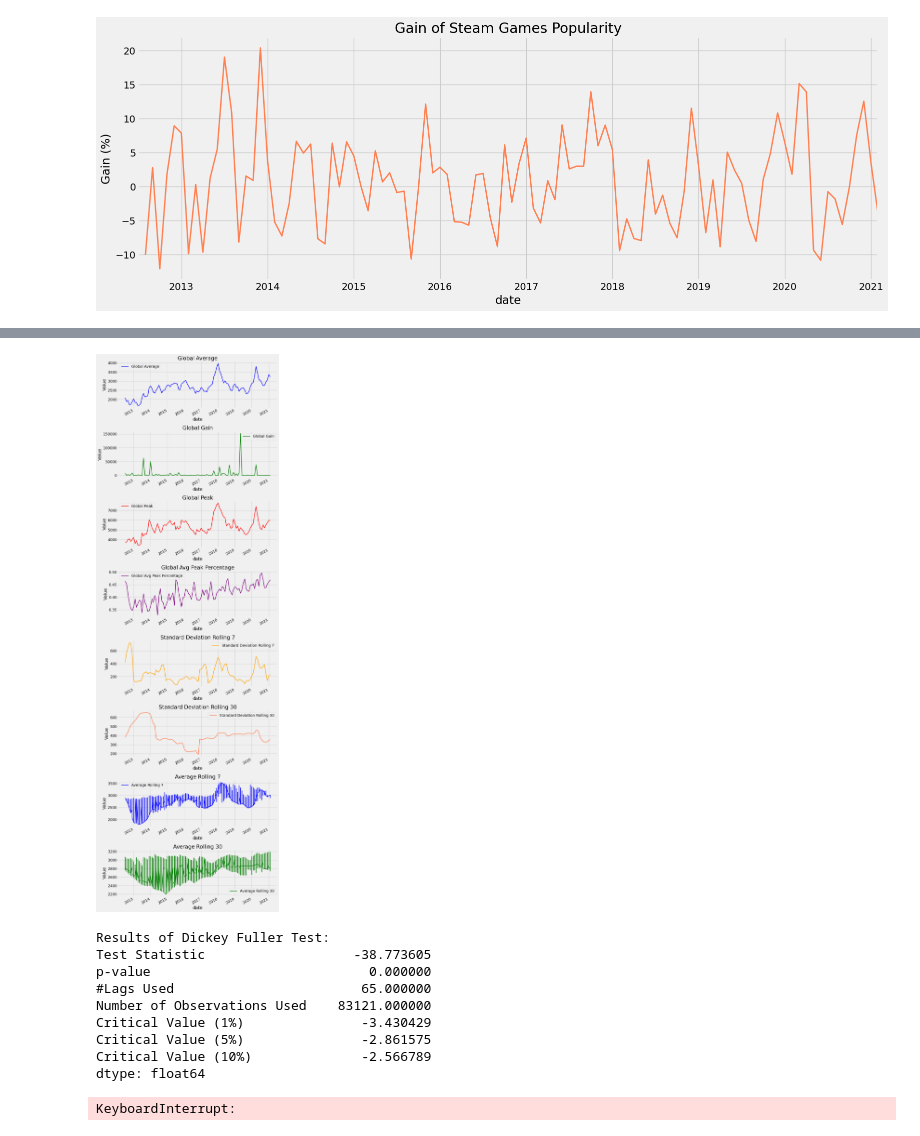
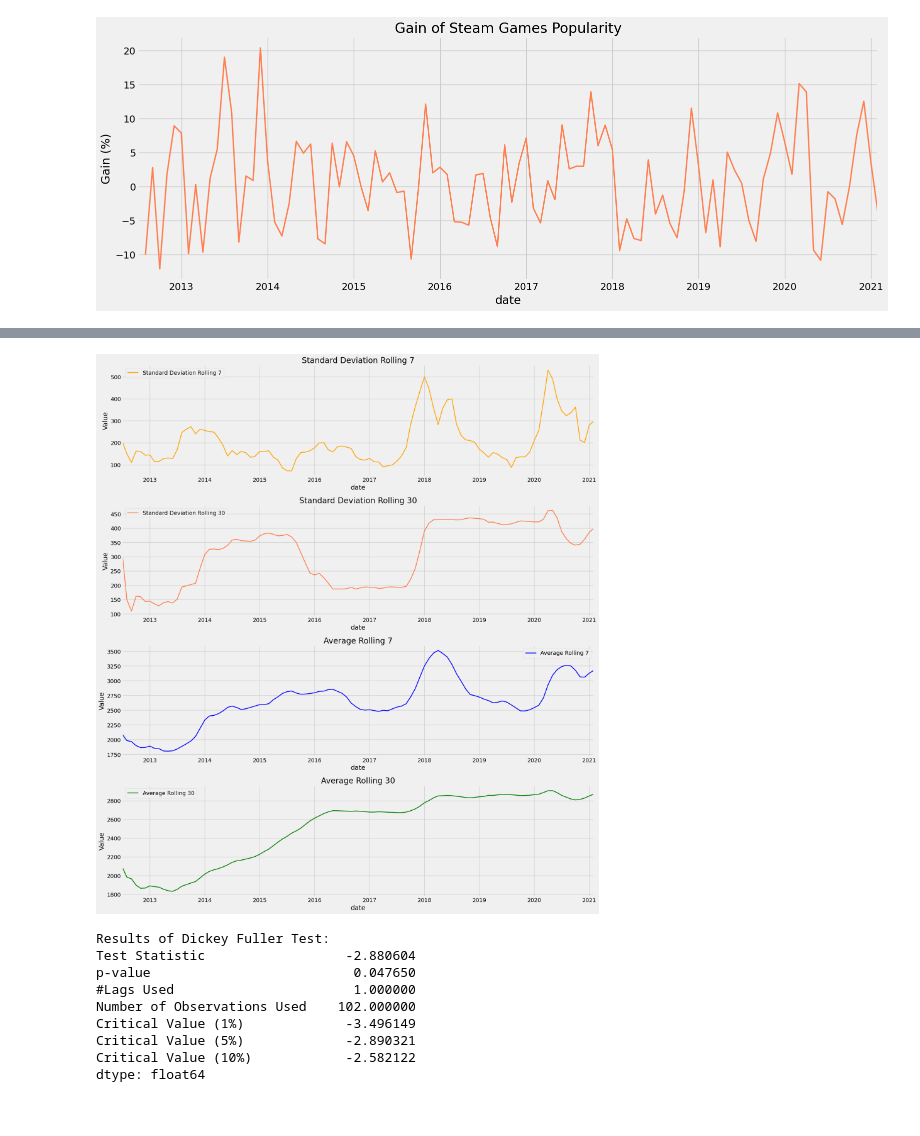
Before and after one commit to adenletchworth/Player-Trend-Predictions, a Jupyter notebook: predicting-player-counts.ipynb, the cells around one changed output, grey strips where cells are left out. Drawn from its saved outputs; the diff is of its cells as text; code cells hidden in the pictures.

Commit message:
fix: Add updated notebook for averaged features

```diff
--- a/predicting-player-counts.ipynb
+++ b/predicting-player-counts.ipynb
@@ -339,59 +282,38 @@ std_rolling_30                0
 dtype: int64
 # %%
-fig, axs = plt.subplots(8, 1, figsize=(10, 30))  # Adjust the size as necessary
+fig, axs = plt.subplots(4, 1, figsize=(18, 20))  # Adjust the size as necessary
 
-# Plot each global feature on a separate subplot
-df['global_avg'].plot(ax=axs[0], color='blue', label='Global Average')
-axs[0].set_title('Global Average')
+df['std_rolling_7'].plot(ax=axs[0], color='orange', label='Standard Deviation Rolling 7')
+axs[0].set_title('Standard Deviation Rolling 7')
 axs[0].set_ylabel('Value')
 axs[0].legend()
 
-df['global_gain'].plot(ax=axs[1], color='green', label='Global Gain')
-axs[1].set_title('Global Gain')
+df['std_rolling_30'].plot(ax=axs[1], color='coral', label='Standard Deviation Rolling 30')
+axs[1].set_title('Standard Deviation Rolling 30')
 axs[1].set_ylabel('Value')
 axs[1].legend()
 
-df['global_peak'].plot(ax=axs[2], color='red', label='Global Peak')
-axs[2].set_title('Global Peak')
+df['avg_rolling_7'].plot(ax=axs[2], color='blue', label='Average Rolling 7')
+axs[2].set_title('Average Rolling 7')
 axs[2].set_ylabel('Value')
 axs[2].legend()
 
-df['global_avg_peak_perc'].plot(ax=axs[3], color='purple', label='Global Avg Peak Percentage')
-axs[3].set_title('Global Avg Peak Percentage')
+df['avg_rolling_30'].plot(ax=axs[3], color='green', label='Average Rolling 30')
+axs[3].set_title('Average Rolling 30')
 axs[3].set_ylabel('Value')
 axs[3].legend()
-
-df['std_rolling_7'].plot(ax=axs[4], color='orange', label='Standard Deviation Rolling 7')
-axs[4].set_title('Standard Deviation Rolling 7')
-axs[4].set_ylabel('Value')
-axs[4].legend()
-
-df['std_rolling_30'].plot(ax=axs[5], color='coral', label='Standard Deviation Rolling 30')
-axs[5].set_title('Standard Deviation Rolling 30')
-axs[5].set_ylabel('Value')
-axs[5].legend()
-
-df['global_avg_rolling_7'].plot(ax=axs[6], color='blue', label='Average Rolling 7')
-axs[6].set_title('Average Rolling 7')
-axs[6].set_ylabel('Value')
-axs[6].legend()
-
-df['global_avg_rolling_30'].plot(ax=axs[7], color='green', label='Average Rolling 30')
-axs[7].set_title('Average Rolling 30')
-axs[7].set_ylabel('Value')
-axs[7].legend()
 
 # Automatically adjust the layout
 plt.tight_layout()
 
 # Show the plots
 plt.show()
 # %% [output]
-[figure, old version]
+[figure, new version]
 # %%
 # Dickey–Fuller test:
 print('Results of Dickey Fuller Test:')
-dftest = adfuller(df["global_avg"], autolag='AIC')
+dftest = adfuller(df["avg"], autolag='AIC')
 
 dfoutput = pd.Series(dftest[0:4], index=['Test Statistic','p-value','#Lags Used','Number of Observations Used'])
 for key,value in dftest[4].items():
@@ -400,17 +322,17 @@ for key,value in dftest[4].items():
 print(dfoutput)
 # %% [output]
 Results of Dickey Fuller Test:
-Test Statistic                   -38.773605
-p-value                            0.000000
-#Lags Used                        65.000000
-Number of Observations Used    83121.000000
-Critical Value (1%)               -3.430429
-Critical Value (5%)               -2.861575
-Critical Value (10%)              -2.566789
+Test Statistic                  -2.880604
+p-value                          0.047650
+#Lags Used                       1.000000
+Number of Observations Used    102.000000
+Critical Value (1%)             -3.496149
+Critical Value (5%)             -2.890321
+Critical Value (10%)            -2.582122
 dtype: float64
 # %%
 # Seasonal - fit stepwise auto-ARIMA
-SARIMA_model = pm.auto_arima(df["global_avg"], start_p=1, start_q=1,
+SARIMA_model = pm.auto_arima(df["avg"], start_p=1, start_q=1,
                          test='adf',
                          max_p=3, max_q=3,
                          m=12,
@@ -423,6 +345,4 @@ SARIMA_model = pm.auto_arima(df["global_avg"], start_p=1, start_q=1,
                          suppress_warnings=True,
                          stepwise=True
 )
-# %% [output]
-KeyboardInterrupt:
 # %%
```
Also changed, not shown: parts of 14 cells of this notebook.
